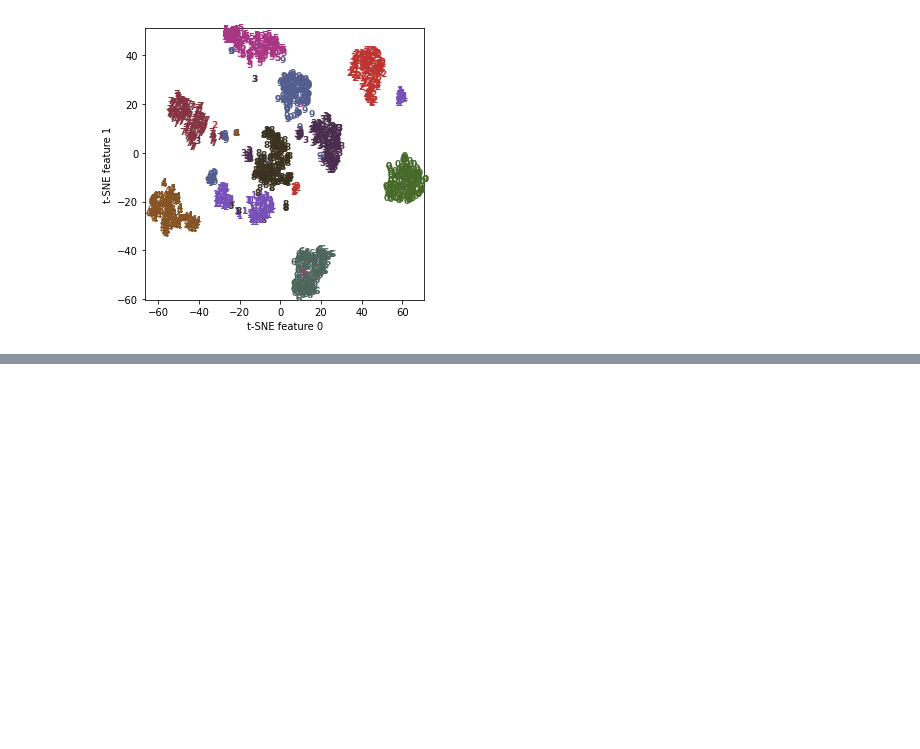
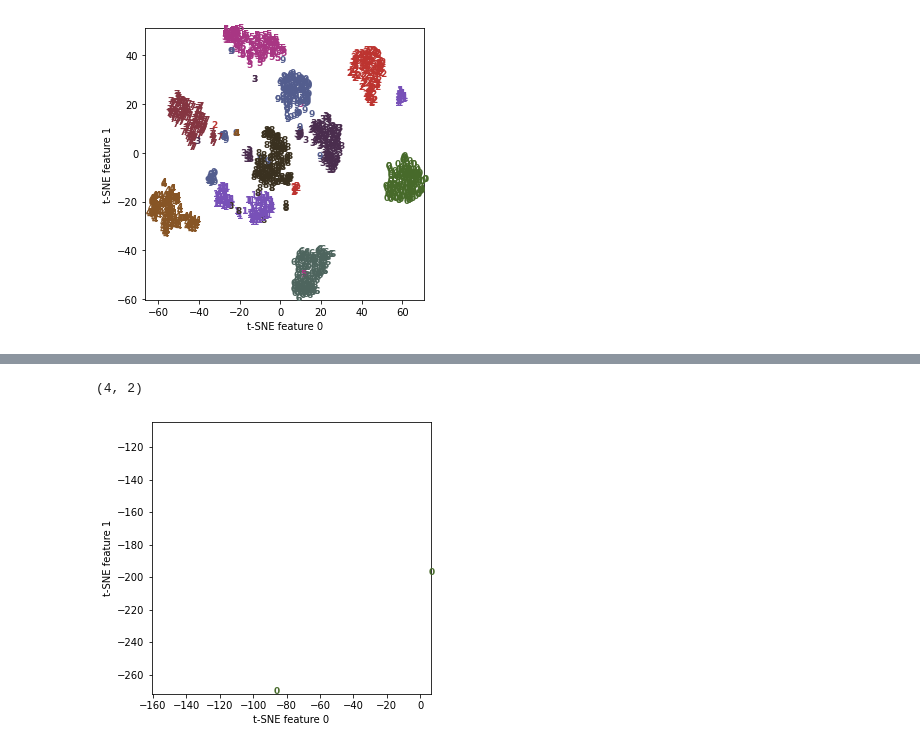
Before and after one commit to Steve-YJ/Colab_Exercise, a Jupyter notebook: t_SNE_Tutorial_PyLibML_3_4_3.ipynb, the cells around one changed output, grey strips where cells are left out. Saved outputs shown, nothing was run; the diff lists cells and outputs as text; code cells hidden in the pictures; blank space fills up the shorter version.

```diff
--- a/t_SNE_Tutorial_PyLibML_3_4_3.ipynb
+++ b/t_SNE_Tutorial_PyLibML_3_4_3.ipynb
@@ -133,0 +138,29 @@ plt.savefig('./t_SNE_tutorial.png', dpi=300)
+# %%
+import numpy as np
+from sklearn.manifold import TSNE
+
+X = np.array([[0, 0, 0],
+              [0, 1, 1],
+              [1, 0, 1],
+              [1, 1, 1]
+])
+label = [0, 0, 0, 1]
+
+X_embedded = TSNE(n_components=2).fit_transform(X)
+X_embedded.shape
+# %% [output]
+(4, 2)
+# %%
+plt.figure(figsize=(5,5))
+plt.xlim(X_embedded[:, 0].min(), X_embedded[:,0].max() + 1)
+plt.ylim(X_embedded[:, 1].min(), X_embedded[:,1].max() + 1)
+
+for i in range(len(X_embedded[0])):
+    plt.text(X_embedded[i, 0], X_embedded[i, 1], str(label[i]),
+             color = colors[label[i]],
+             fontdict={'weight':'bold', 'size':9})
+plt.xlabel("t-SNE feature 0")
+plt.ylabel("t-SNE feature 1")
+plt.savefig('./t_SNE_simple.png', dpi=300)
+# %% [output]
+[figure, added]
```
Also changed, not shown: parts of 1 cell of this notebook.
